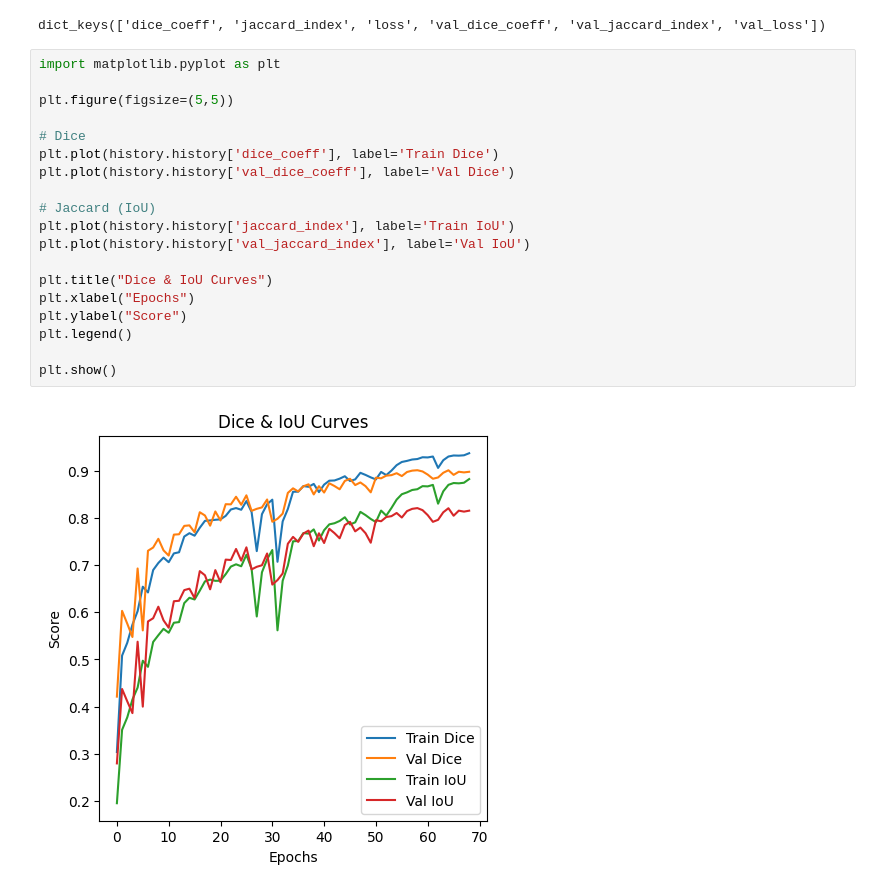
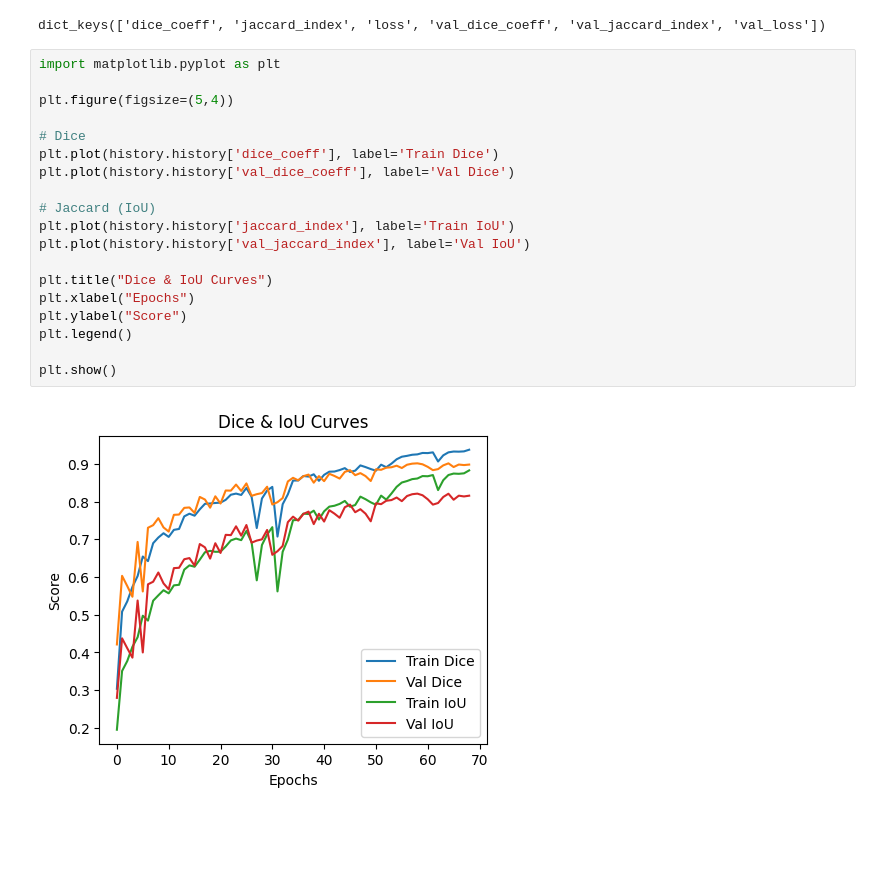
Before and after one commit to gireesh66/Brain_MRI_-Segmentation, a Jupyter notebook: Brain_MRI__Segmentation.ipynb, the cells around one changed output. Saved outputs shown, nothing was run; the diff lists cells and outputs as text; blank space fills up the shorter version.

```diff
--- a/Brain_MRI__Segmentation.ipynb
+++ b/Brain_MRI__Segmentation.ipynb
@@ -364,21 +370,21 @@ dict_keys(['dice_coeff', 'jaccard_index', 'loss', 'val_dice_coeff', 'val_jaccard
 # %%
 import matplotlib.pyplot as plt
 
-plt.figure(figsize=(5,5))
+plt.figure(figsize=(5,4))
 
 # Dice
 plt.plot(history.history['dice_coeff'], label='Train Dice')
 plt.plot(history.history['val_dice_coeff'], label='Val Dice')
 
 # Jaccard (IoU)
 plt.plot(history.history['jaccard_index'], label='Train IoU')
 plt.plot(history.history['val_jaccard_index'], label='Val IoU')
 
 plt.title("Dice & IoU Curves")
 plt.xlabel("Epochs")
 plt.ylabel("Score")
 plt.legend()
 
 plt.show()
 # %% [output]
-[figure, old version]
+[figure, new version]
```
Also changed, not shown: parts of 1 cell of this notebook.
